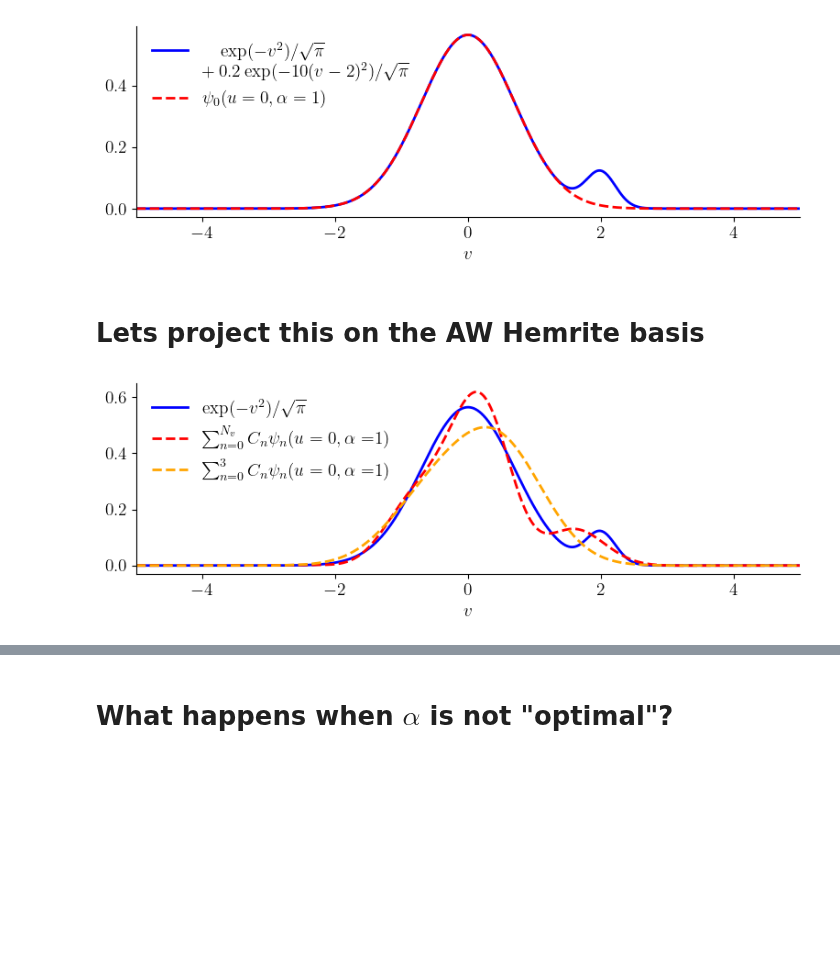
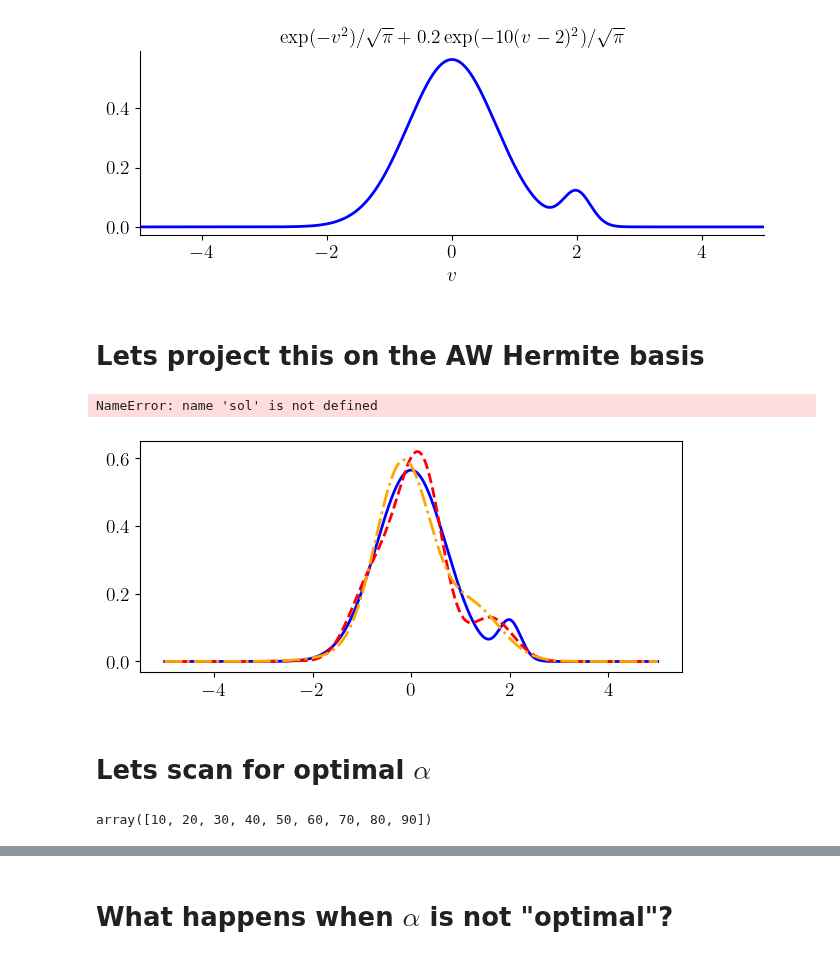
Before and after one commit to opaliss/mixed_methods, a Jupyter notebook: analysis/general_function_approximation.ipynb, the cells around one changed output, grey strips where cells are left out. Drawn from its saved outputs; the diff is of its cells as text; code cells hidden in the pictures; blank space fills up the shorter version.

```diff
--- a/analysis/general_function_approximation.ipynb
+++ b/analysis/general_function_approximation.ipynb
@@ -28,21 +28,20 @@ u = 0
 # %%
 f0 = np.exp(-(v-u)**2/(alpha**2)) / np.sqrt(np.pi) +  0.2*np.exp(-10*(v-2)**2)/ np.sqrt(np.pi)
 # %%
-fig, ax = plt.subplots(figsize=(8, 3))
-ax.plot(v, f0, label=r"$\exp(-v^2)/\sqrt{\pi} \\+ 0.2\exp(-10(v-2)^2)/\sqrt{\pi}$", color="blue", linewidth=2)
-ax.plot(v, aw_psi_hermite(n=0, alpha_s=alpha, u_s=u, v=v), color="red", ls="--", label=r"$\psi_{0}(u=0, \alpha=1)$", linewidth=2)
-legend = ax.legend(ncols=1, fancybox=False, shadow=False, fontsize=14, loc='upper left')
-legend.get_frame().set_alpha(0)
+fig, ax = plt.subplots(figsize=(7, 3))
+ax.plot(v, f0,  color="blue", linewidth=2)
+#ax.plot(v, aw_psi_hermite(n=0, alpha_s=alpha, u_s=u, v=v), color="red", ls="--", label=r"$\psi_{0}(u=0, \alpha=1)$", linewidth=2)
 ax.set_xlim(-5, 5)
 ax.spines['right'].set_visible(False)
 ax.spines['top'].set_visible(False)
 ax.set_xlabel("$v$")
+ax.set_title(r"$\exp(-v^2)/\sqrt{\pi} + 0.2\exp(-10(v-2)^2)/\sqrt{\pi}$", fontsize=14)
 plt.tight_layout()
 plt.savefig("../figures/functional_analysis/test.png", dpi=300)
 # %% [output]
-[figure, old version]
+[figure, new version]
 # %% [markdown]
-# Lets project this on the AW Hemrite basis
+# Lets project this on the AW Hermite basis
 # %%
 Nv = 10
 # %%
@@ -59,11 +58,12 @@ for nn in range(3):
     sol_3 += C[nn] * aw_psi_hermite(n=nn, alpha_s=alpha, u_s=u, v=v)
 # %%
-fig, ax = plt.subplots(figsize=(8, 3))
-ax.plot(v, f0, label=r"$\exp(-v^2)/\sqrt{\pi}$", color="blue", linewidth=2)
-ax.plot(v, sol_full, color="red", ls="--", label=r"$\sum_{n=0}^{N_{v}} C_{n}\psi_{n}(u=0, \alpha=$" +  str(alpha) +r"$)$", linewidth=2)
-ax.plot(v, sol_3, color="orange", ls="--", label=r"$\sum_{n=0}^{3} C_{n}\psi_{n}(u=0, \alpha=$" +  str(alpha) +r"$)$", linewidth=2)
+fig, ax = plt.subplots(figsize=(7, 3))
+ax.plot(v, f0, label=r"$f_{0}$", color="blue", linewidth=2)
+ax.plot(v, sol_full, color="red", ls="--", label=r"$\sum_{n=0}^{10} C_{n}\psi_{n}(u=0, \alpha=$" +  str(alpha) +r"$)$", linewidth=2)
+ax.plot(v, sol_3, color="orange", ls="-.", label=r"$\sum_{n=0}^{5} C_{n}\psi_{n}(u=0, \alpha=$" +  str(alpha) +r"$)$", linewidth=2)
+ax.plot(v, sol, color="green", ls=":", label=r"$\sum_{n=0}^{5} C_{n}\psi_{n}(u=0, \alpha=$" +  str(round(alpha_new, 3)) +r"$)$", linewidth=3)
 
-legend = ax.legend(ncols=1, fancybox=False, shadow=False, fontsize=14, loc='upper left')
+legend = ax.legend(ncols=1, fancybox=False, shadow=False, fontsize=12, loc='upper right')
 legend.get_frame().set_alpha(0)
 ax.set_xlim(-5, 5)
 ax.spines['right'].set_visible(False)
@@ -72,4 +72,7 @@ ax.set_xlabel("$v$")
 plt.tight_layout()
 plt.savefig("../figures/functional_analysis/alpha_approx_" + str(alpha) + ".png", dpi=300)
 # %% [output]
+NameError: name 'sol' is not defined
-[figure, old version]
+[figure, new version]
+# %% [markdown]
+# Lets scan for optimal $\alpha$
@@ -75,0 +83,4 @@ plt.savefig("../figures/functional_analysis/alpha_approx_" + str(alpha) + ".png"
+# %%
+Nv_vec
+# %% [output]
+array([10, 20, 30, 40, 50, 60, 70, 80, 90])
```
Also changed, not shown: parts of 7 cells of this notebook, 8 other files.
